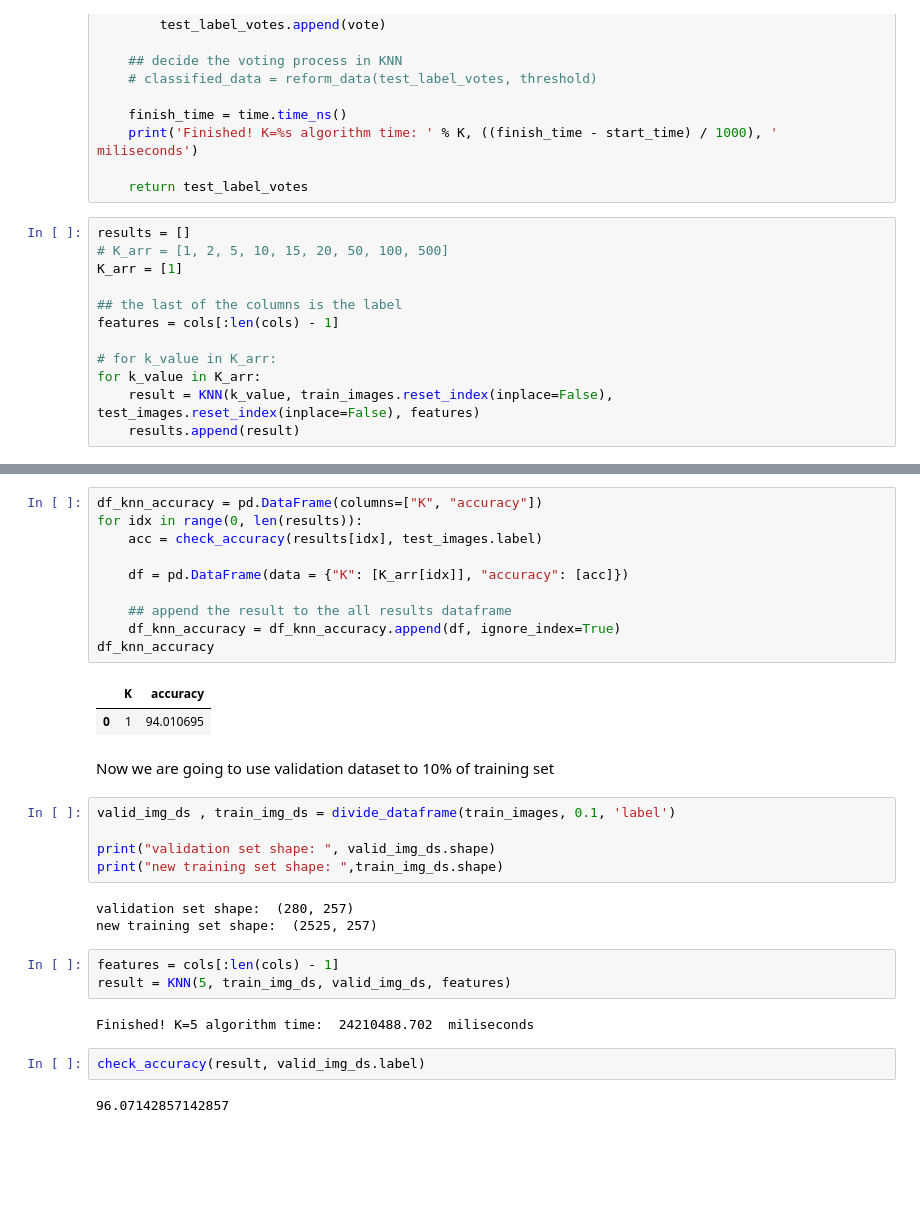
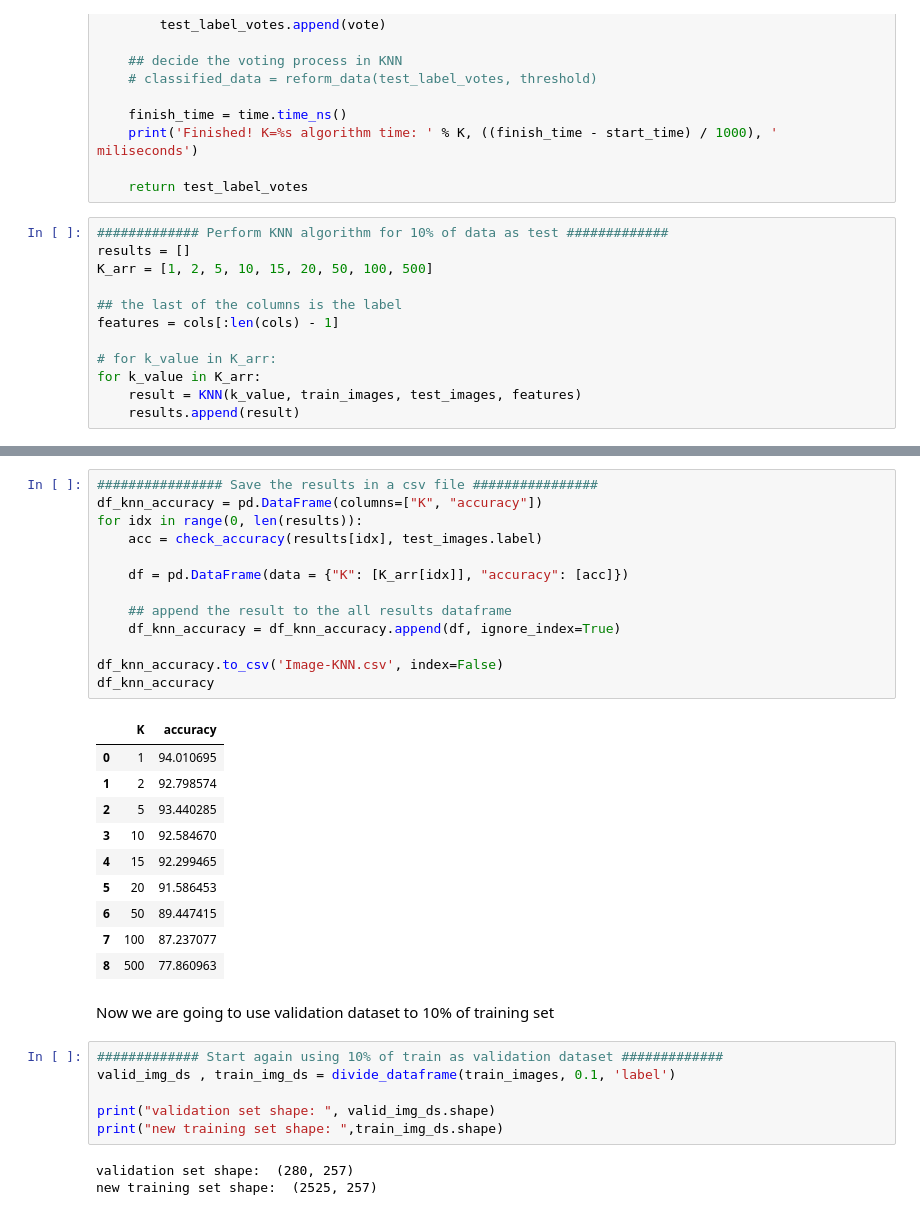
Before and after one commit to amindadgar/Pattern-Recognition, a Jupyter notebook: HW3/Q3/main.ipynb, the cells around one changed output, grey strips where cells are left out. Saved outputs shown, nothing was run; the diff lists cells and outputs as text; blank space fills up the shorter version.

Commit message:
KNN algorithm with different K was evaluated! the result of each evaluation was saved into a csv file! Also all the results is available in HW3/Q3/main.ipynb

```diff
--- a/HW3/Q3/main.ipynb
+++ b/HW3/Q3/main.ipynb
@@ -272,15 +272,15 @@ def KNN(K, train_data, test_data, features, threshold = 0.5):
 
     return test_label_votes
 # %%
+############# Perform KNN algorithm for 10% of data as test #############
 results = []
-# K_arr = [1, 2, 5, 10, 15, 20, 50, 100, 500]
-K_arr = [1]
+K_arr = [1, 2, 5, 10, 15, 20, 50, 100, 500]
 
 ## the last of the columns is the label
 features = cols[:len(cols) - 1]
 
 # for k_value in K_arr:
 for k_value in K_arr:
-    result = KNN(k_value, train_images.reset_index(inplace=False), test_images.reset_index(inplace=False), features)
+    result = KNN(k_value, train_images, test_images, features)
     results.append(result)
 # %% [output]
@@ -288,19 +296,31 @@ Finished! K=1 algorithm time:  266193069.931  miliseconds
 # %%
+################ Save the results in a csv file ################
 df_knn_accuracy = pd.DataFrame(columns=["K", "accuracy"])
 for idx in range(0, len(results)):
     acc = check_accuracy(results[idx], test_images.label)
 
     df = pd.DataFrame(data = {"K": [K_arr[idx]], "accuracy": [acc]})
 
     ## append the result to the all results dataframe
     df_knn_accuracy = df_knn_accuracy.append(df, ignore_index=True)
+
+df_knn_accuracy.to_csv('Image-KNN.csv', index=False)
 df_knn_accuracy
 # %% [output]
 |  | K | accuracy |
 | 0 | 1 | 94.010695 |
+| 1 | 2 | 92.798574 |
+| 2 | 5 | 93.440285 |
+| 3 | 10 | 92.584670 |
+| 4 | 15 | 92.299465 |
+| 5 | 20 | 91.586453 |
+| 6 | 50 | 89.447415 |
+| 7 | 100 | 87.237077 |
+| 8 | 500 | 77.860963 |
 # %% [markdown]
 Now we are going to use validation dataset to 10% of training set
 # %%
+############# Start again using 10% of train as validation dataset #############
 valid_img_ds , train_img_ds = divide_dataframe(train_images, 0.1, 'label')
 
 print("validation set shape: ", valid_img_ds.shape)
@@ -308,12 +328,3 @@ print("new training set shape: ",train_img_ds.shape)
 # %% [output]
 validation set shape:  (280, 257)
 new training set shape:  (2525, 257)
-# %%
-features = cols[:len(cols) - 1]
-result = KNN(5, train_img_ds, valid_img_ds, features)
-# %% [output]
-Finished! K=5 algorithm time:  24210488.702  miliseconds
-# %%
-check_accuracy(result, valid_img_ds.label)
-# %% [output]
-96.07142857142857
```
Also changed, not shown: parts of 3 cells of this notebook, 3 other files.
